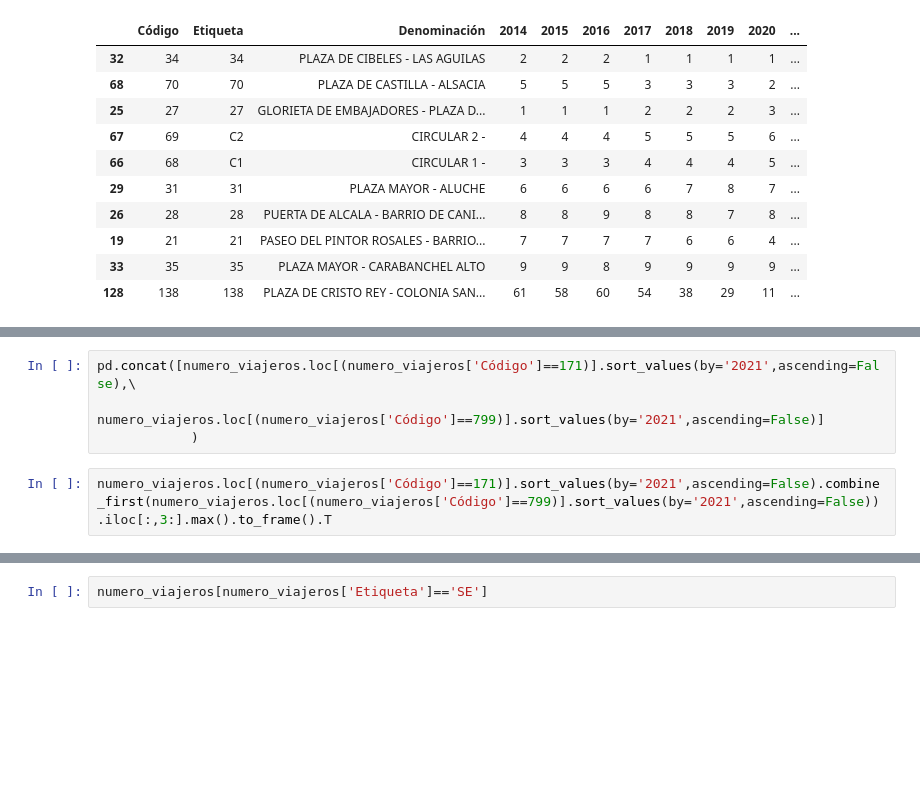
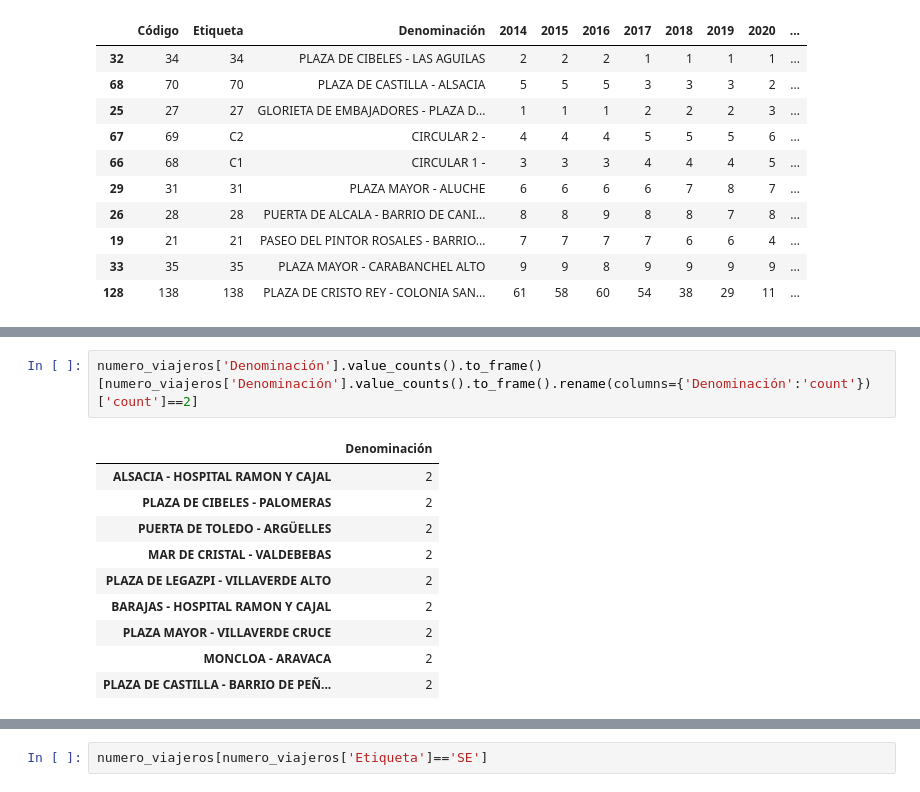
Before and after one commit to nacholopex/emt_madrid, a Jupyter notebook: 2022_emt_evolucion.ipynb, the cells around one changed output, grey strips where cells are left out. Saved outputs shown, nothing was run; the diff lists cells and outputs as text; blank space fills up the shorter version.

```diff
--- a/2022_emt_evolucion.ipynb
+++ b/2022_emt_evolucion.ipynb
@@ -187,6 +181,13 @@ Además, hay otras aclaraciones que no se contemplan como el cambio de `Servicio
-# %%
-pd.concat([numero_viajeros.loc[(numero_viajeros['Código']==171)].sort_values(by='2021',ascending=False),\
-            numero_viajeros.loc[(numero_viajeros['Código']==799)].sort_values(by='2021',ascending=False)]
-            )
-# %%
-numero_viajeros.loc[(numero_viajeros['Código']==171)].sort_values(by='2021',ascending=False).combine_first(numero_viajeros.loc[(numero_viajeros['Código']==799)].sort_values(by='2021',ascending=False)).iloc[:,3:].max().to_frame().T
+# %%
+numero_viajeros['Denominación'].value_counts().to_frame()[numero_viajeros['Denominación'].value_counts().to_frame().rename(columns={'Denominación':'count'})['count']==2]
+# %% [output]
+|  | Denominación |
+| ALSACIA - HOSPITAL RAMON Y CAJAL | 2 |
+| PLAZA DE CIBELES - PALOMERAS | 2 |
+| PUERTA DE TOLEDO - ARGÜELLES | 2 |
+| MAR DE CRISTAL - VALDEBEBAS | 2 |
+| PLAZA DE LEGAZPI - VILLAVERDE ALTO | 2 |
+| BARAJAS - HOSPITAL RAMON Y CAJAL | 2 |
+| PLAZA MAYOR - VILLAVERDE CRUCE | 2 |
+| MONCLOA - ARAVACA | 2 |
+| PLAZA DE CASTILLA - BARRIO DE PEÑ... | 2 |
```
Also changed, not shown: parts of 18 cells of this notebook, 1 other file.
